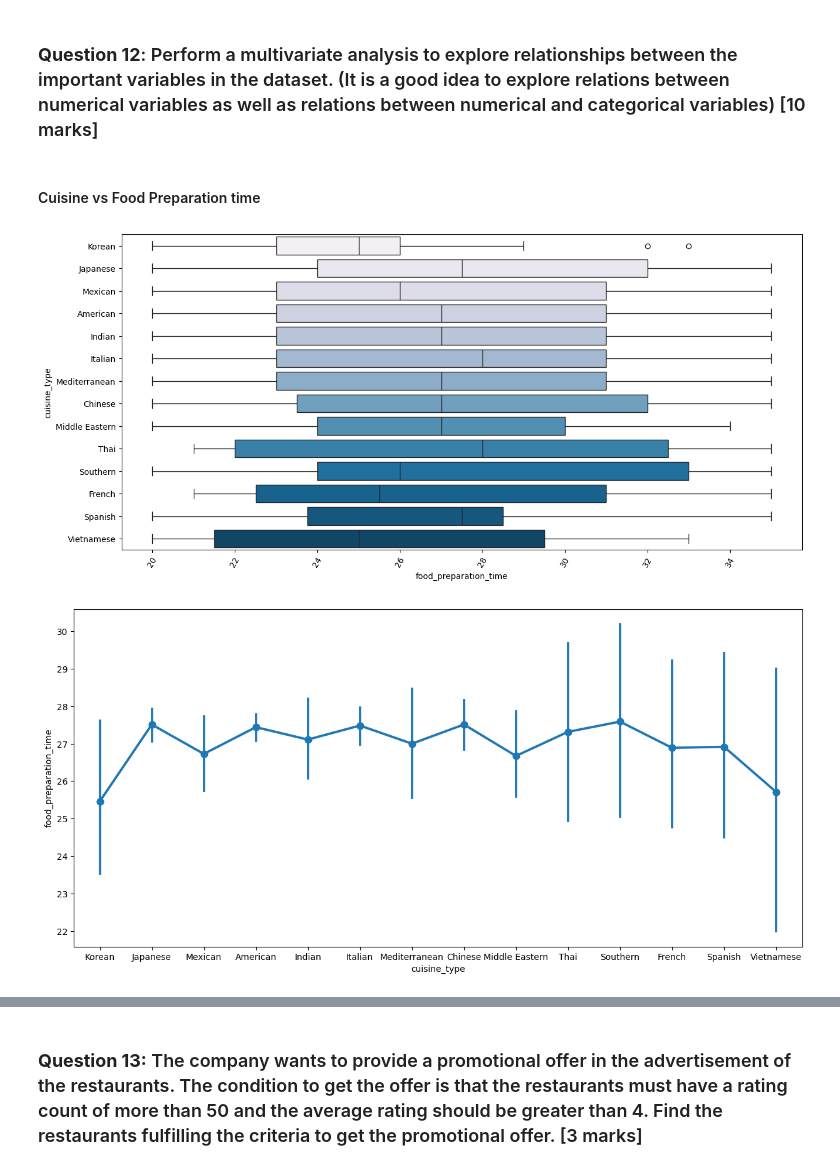
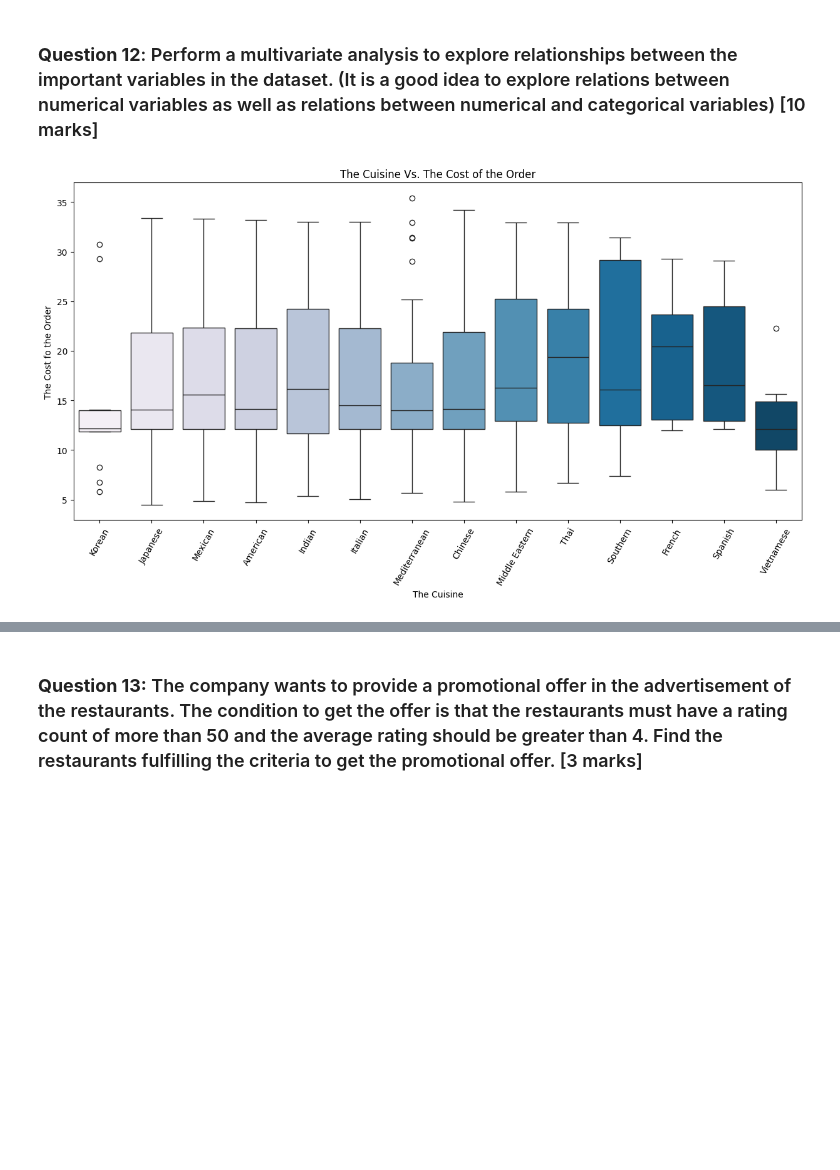
Before and after one commit to sandesha21/FoodHub_MIT_AIML, a Jupyter notebook: Project1_Foodhub_sbadwaik_Learner_Notebook_Full_Code_Submission.ipynb, the cells around one changed output, grey strips where cells are left out. Saved outputs shown, nothing was run; the diff lists cells and outputs as text; code cells hidden in the pictures; blank space fills up the shorter version.

```diff
--- a/Project1_Foodhub_sbadwaik_Learner_Notebook_Full_Code_Submission.ipynb
+++ b/Project1_Foodhub_sbadwaik_Learner_Notebook_Full_Code_Submission.ipynb
@@ -48,5 +63,3 @@ Mounted at /content/drive
 # %%
-# read the data
-df = pd.read_csv('/content/drive/MyDrive/MIT_ADSP/Project1/foodhub_order.csv')
-# returns the first 5 rows
-df.head()
+# Read the data
+df = pd.read_csv('foodhub_order.csv')
@@ -533,18 +428,14 @@ The top 3 most frequent customers have customer_ids as: 52832, 47440, and 83287.
 ### Multivariate Analysis
 # %% [markdown]
 ### **Question 12**: Perform a multivariate analysis to explore relationships between the important variables in the dataset. (It is a good idea to explore relations between numerical variables as well as relations between numerical and categorical variables) [10 marks]
-# %% [markdown]
-#### Cuisine vs Food Preparation time
 # %%
-# Relationship between food preparation time and cuisine type
+# Relationship between cost of the order and cuisine type
 plt.figure(figsize=(15,7))
-sns.boxplot(x = "food_preparation_time", y = "cuisine_type", data = df, hue="cuisine_type", palette = 'PuBu', legend=False)
+sns.boxplot(x = "cuisine_type", y = "cost_of_the_order", data = df, palette = 'PuBu', hue = "cuisine_type")
 plt.xticks(rotation = 60)
+plt.title('The Cuisine Vs. The Cost of the Order')
+plt.xlabel('The Cuisine')
+plt.ylabel('The Cost fo the Order')
 plt.show()
-
-plt.figure(figsize=(15, 7))
-sns.pointplot(x = 'cuisine_type', y = 'food_preparation_time', data = df)
-plt.show()
 # %% [output]
-[figure, old version]
+[figure, new version]
-[figure, removed]
```
Also changed, not shown: parts of 147 cells of this notebook.
